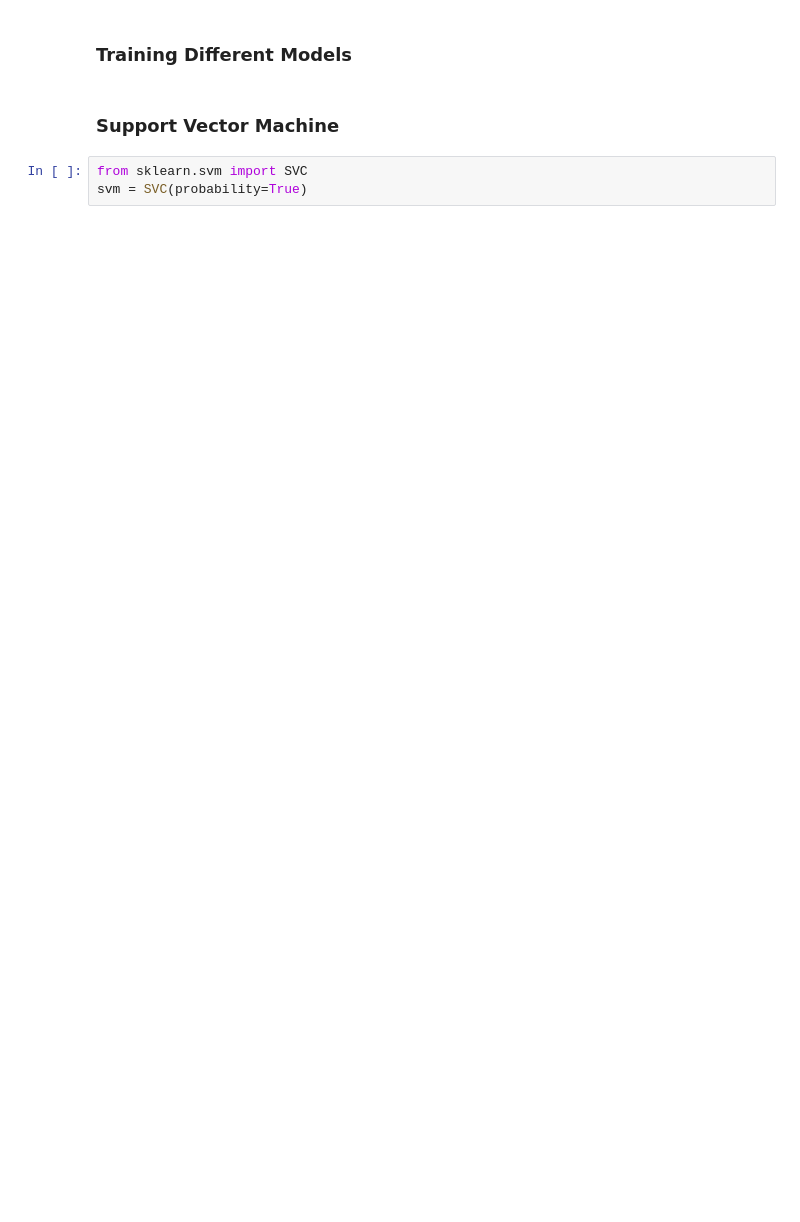
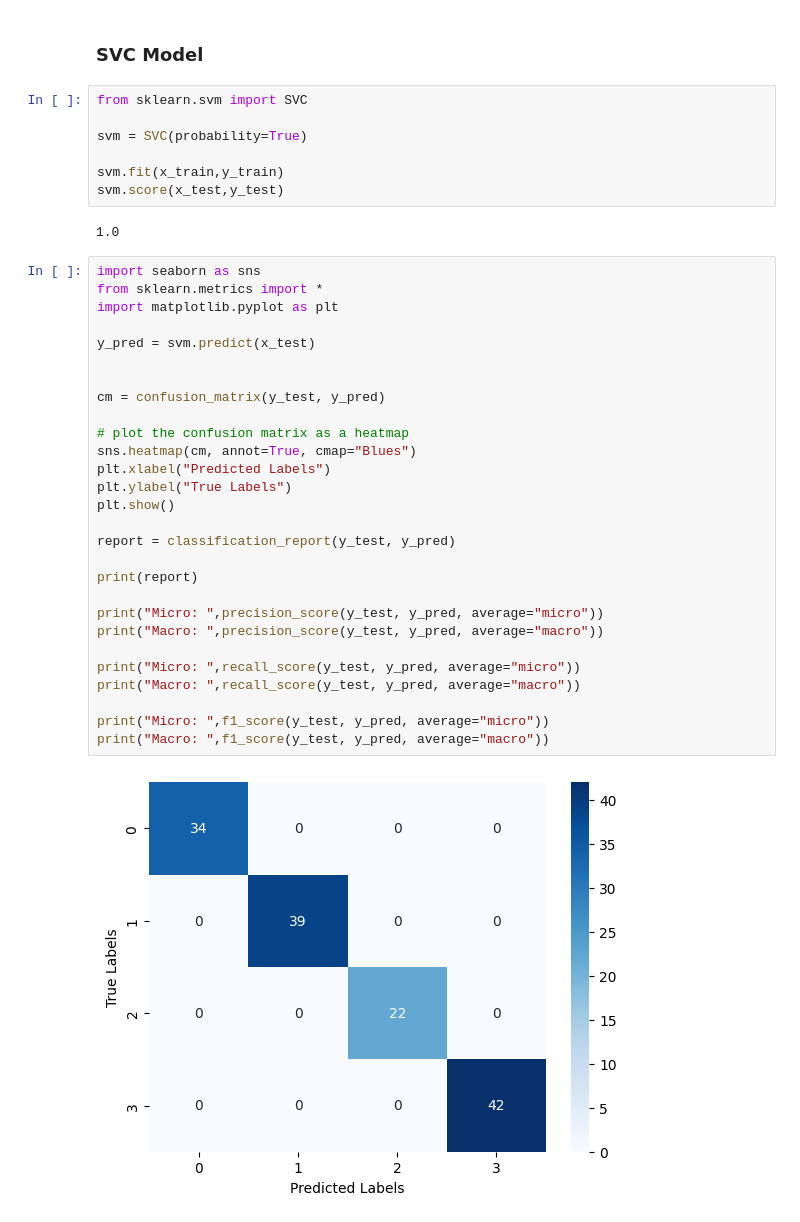
Before and after one commit to RamVinay3/Gestures-Project, a Jupyter notebook: trainDataset.ipynb, the cells around one changed output. Drawn from its saved outputs; the diff is of its cells as text; blank space fills up the shorter version.

```diff
--- a/trainDataset.ipynb
+++ b/trainDataset.ipynb
@@ -57,7 +27,41 @@ x_train, x_test, y_train, y_test = train_test_split(x,y,test_size=0.2, random_st
-# %% [markdown]
-### Training Different Models
-# %% [markdown]
-### Support Vector Machine
+# %% [markdown]
+### SVC Model
 # %%
 from sklearn.svm import SVC
+
 svm = SVC(probability=True)
+
+svm.fit(x_train,y_train)
+svm.score(x_test,y_test)
+# %% [output]
+1.0
+# %%
+import seaborn as sns
+from sklearn.metrics import *
+import matplotlib.pyplot as plt
+
+y_pred = svm.predict(x_test)
+
+
+cm = confusion_matrix(y_test, y_pred)
+
+# plot the confusion matrix as a heatmap
+sns.heatmap(cm, annot=True, cmap="Blues")
+plt.xlabel("Predicted Labels")
+plt.ylabel("True Labels")
+plt.show()
+
+report = classification_report(y_test, y_pred)
+
+print(report)
+
+print("Micro: ",precision_score(y_test, y_pred, average="micro"))
+print("Macro: ",precision_score(y_test, y_pred, average="macro"))
+
+print("Micro: ",recall_score(y_test, y_pred, average="micro"))
+print("Macro: ",recall_score(y_test, y_pred, average="macro"))
+
+print("Micro: ",f1_score(y_test, y_pred, average="micro"))
+print("Macro: ",f1_score(y_test, y_pred, average="macro"))
+# %% [output]
+[figure, added]
```
Also changed, not shown: parts of 30 cells of this notebook, 2 other files.
